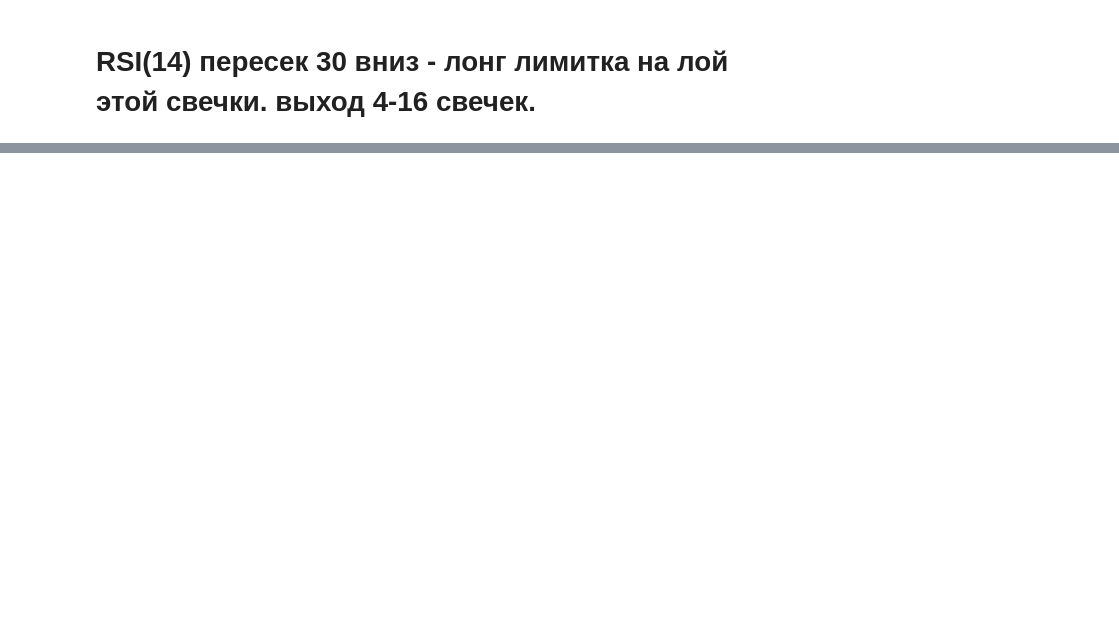
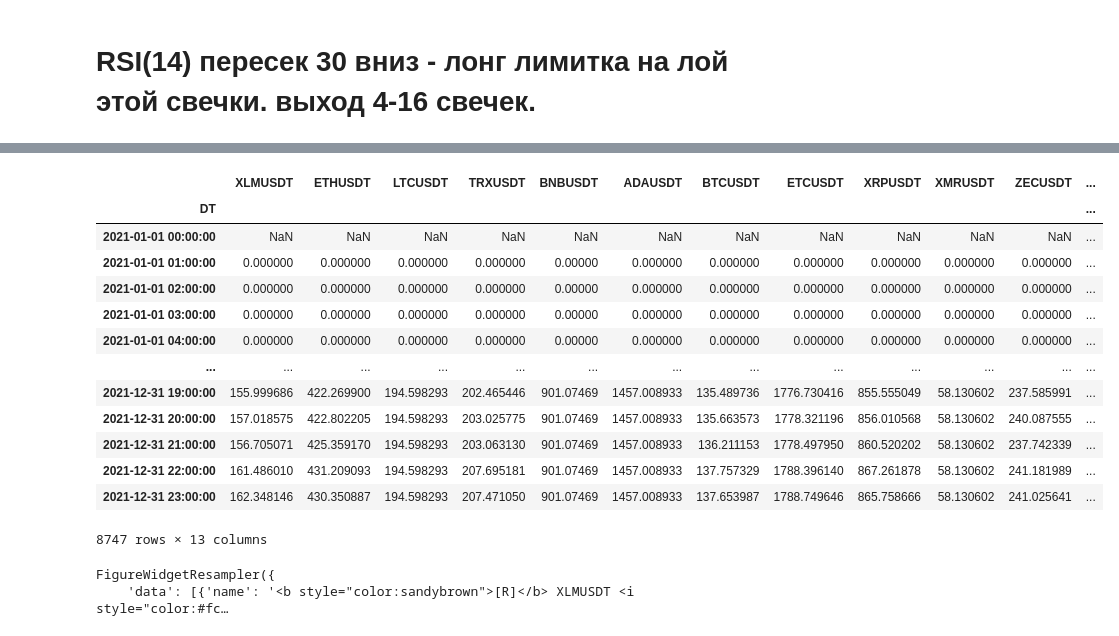
Before and after one commit to zxweed/simple, a Jupyter notebook: examples/binance.RSI.ipynb, the cells around one changed output, grey strips where cells are left out. Saved outputs shown, nothing was run; the diff lists cells and outputs as text; code cells hidden in the pictures; blank space fills up the shorter version.

```diff
--- a/examples/binance.RSI.ipynb
+++ b/examples/binance.RSI.ipynb
@@ -44,10 +44,0 @@ F
-# %%
-C = F.BTCUSDT.copy()
-C['RSI'] = RSI(C.Close, period)
-
-def enterLong(row, threshold):
-    return 1 if row[0] > threshold and row[1] < threshold else 0
-
-C['Target'] = C.RSI.rolling(window=2).apply(partial(enterLong, threshold=threshold)).shift()
-C['PrevLow'] = C.Low.shift()
-C
@@ -95,0 +45,54 @@ C
+# %%
+def bt(ticker, period, threshold):
+    C = F[ticker].copy()
+    C['RSI'] = RSI(C.Close, period)
+
+    def enterLong(row, threshold):
+        return 1 if row[0] > threshold and row[1] < threshold else 0
+
+    C['Target'] = C.RSI.rolling(window=2).apply(partial(enterLong, threshold=threshold)).shift()
+    C['PrevLow'] = C.Low.shift()
+
+    Pos = np.zeros(len(C))
+    for index, row in enumerate(C.itertuples(index=False)):
+        if row.Target > 0 and row.Low < row.PrevLow:
+            Pos[index:index+duration] = 1
+
+    C['Pos'] = Pos
+    C['DPos'] = C.Pos.diff()
+    C['Money'] = (-C.DPos * C.Low).cumsum()
+    C['Fee'] = (C.DPos * C.Open * fee / 100).abs().cumsum()
+    C['Balance'] = C.Money + C.Pos * C.Open
+    return C
+
+def getProfit(ticker, period, threshold):
+    X = bt(ticker, period, threshold).Balance / F[ticker].Open[0] * 100
+    X.name = ticker
+    return X
+# %%
+P = pd.concat(pmap(partial(getProfit, period=period, threshold=threshold), tickers), axis=1)
+P['Mean'] = P.mean(axis=1)
+P
+# %% [output]
+|  | XLMUSDT | ETHUSDT | LTCUSDT | TRXUSDT | BNBUSDT | ADAUSDT | BTCUSDT | ETCUSDT | XRPUSDT | XMRUSDT | ZECUSDT | ... |
+| DT |  |  |  |  |  |  |  |  |  |  |  | ... |
+| 2021-01-01 00:00:00 | NaN | NaN | NaN | NaN | NaN | NaN | NaN | NaN | NaN | NaN | NaN | ... |
+| 2021-01-01 01:00:00 | 0.000000 | 0.000000 | 0.000000 | 0.000000 | 0.00000 | 0.000000 | 0.000000 | 0.000000 | 0.000000 | 0.000000 | 0.000000 | ... |
+| 2021-01-01 02:00:00 | 0.000000 | 0.000000 | 0.000000 | 0.000000 | 0.00000 | 0.000000 | 0.000000 | 0.000000 | 0.000000 | 0.000000 | 0.000000 | ... |
+| 2021-01-01 03:00:00 | 0.000000 | 0.000000 | 0.000000 | 0.000000 | 0.00000 | 0.000000 | 0.000000 | 0.000000 | 0.000000 | 0.000000 | 0.000000 | ... |
+| 2021-01-01 04:00:00 | 0.000000 | 0.000000 | 0.000000 | 0.000000 | 0.00000 | 0.000000 | 0.000000 | 0.000000 | 0.000000 | 0.000000 | 0.000000 | ... |
+| ... | ... | ... | ... | ... | ... | ... | ... | ... | ... | ... | ... | ... |
+| 2021-12-31 19:00:00 | 155.999686 | 422.269900 | 194.598293 | 202.465446 | 901.07469 | 1457.008933 | 135.489736 | 1776.730416 | 855.555049 | 58.130602 | 237.585991 | ... |
+| 2021-12-31 20:00:00 | 157.018575 | 422.802205 | 194.598293 | 203.025775 | 901.07469 | 1457.008933 | 135.663573 | 1778.321196 | 856.010568 | 58.130602 | 240.087555 | ... |
+| 2021-12-31 21:00:00 | 156.705071 | 425.359170 | 194.598293 | 203.063130 | 901.07469 | 1457.008933 | 136.211153 | 1778.497950 | 860.520202 | 58.130602 | 237.742339 | ... |
+| 2021-12-31 22:00:00 | 161.486010 | 431.209093 | 194.598293 | 207.695181 | 901.07469 | 1457.008933 | 137.757329 | 1788.396140 | 867.261878 | 58.130602 | 241.181989 | ... |
+| 2021-12-31 23:00:00 | 162.348146 | 430.350887 | 194.598293 | 207.471050 | 901.07469 | 1457.008933 | 137.653987 | 1788.749646 | 865.758666 | 58.130602 | 241.025641 | ... |
+8747 rows × 13 columns
+# %%
+D = {col: P[col] for col in P.columns}
+D['Mean'] = dict(y=P.Mean, color='black', width=6)
+
+chartFigure(**D)
+# %% [output]
+FigureWidgetResampler({
+    'data': [{'name': '<b style="color:sandybrown">[R]</b> XLMUSDT <i style="color:#fc…
```
Also changed, not shown: parts of 7 cells of this notebook.
